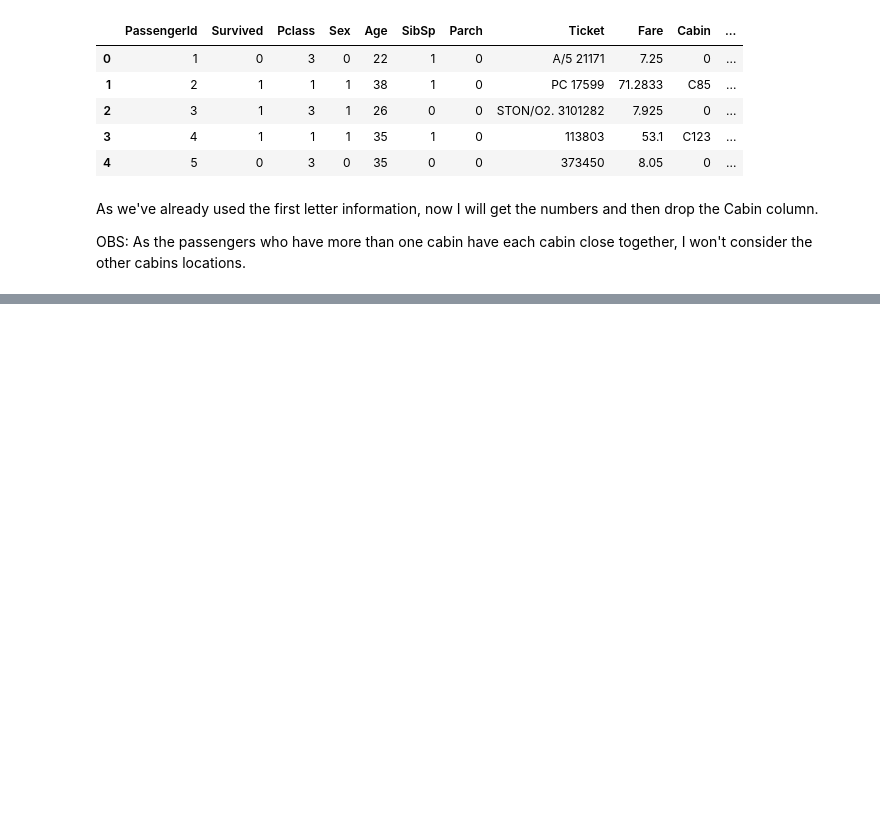
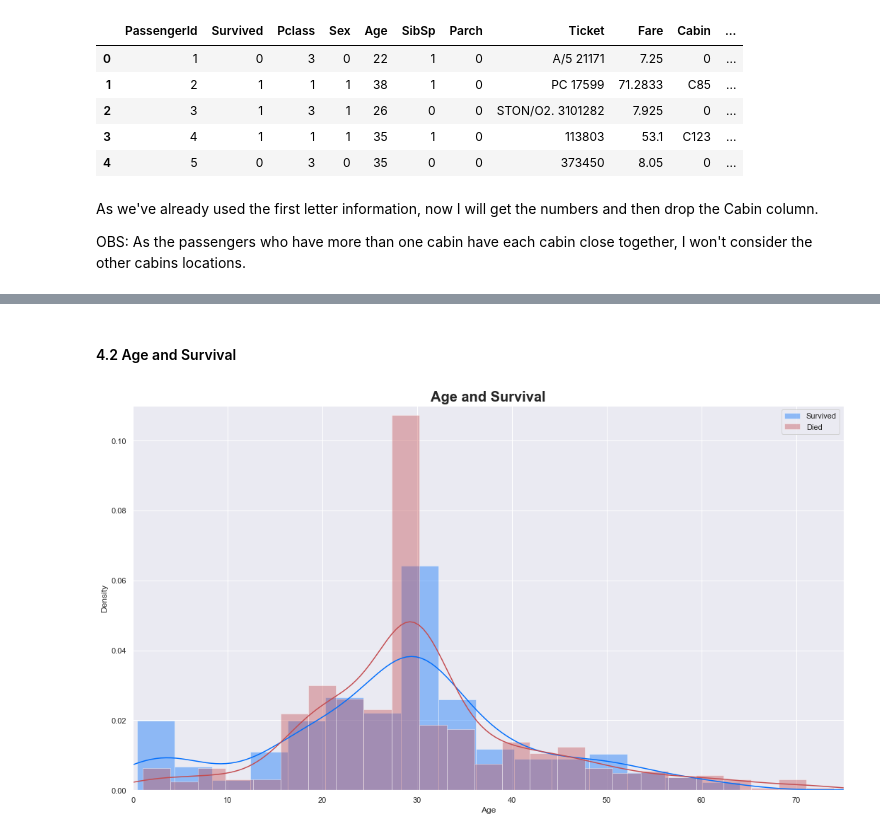
Before and after one commit to EricaFer/Titanic---Machine-Learning-from-Disaster, a Jupyter notebook: Titanic.ipynb, the cells around one changed output, grey strips where cells are left out. Cells and saved outputs as stored; diff of their text form; code cells hidden in the pictures; blank space fills up the shorter version.

```diff
--- a/Titanic.ipynb
+++ b/Titanic.ipynb
@@ -262,0 +343,13 @@ train.head()
+# %% [markdown]
+#### 4.2 Age and Survival
+# %%
+# Constant Size of the Figure
+plt.rcParams["figure.figsize"] = (18,10)
+sns.distplot(train.Age[train.Survived == 1], label = 'Survived',color = '#036ffc' )
+sns.distplot(train.Age[train.Survived == 0], label = 'Died',color = 'r')
+plt.title('Age and Survival', fontsize = 20, fontweight = 'bold')
+plt.xlim(0,75)
+plt.ylim(0,0.11)
+plt.legend();
+# %% [output]
+[figure, added]
```
Also changed, not shown: parts of 17 cells of this notebook.
